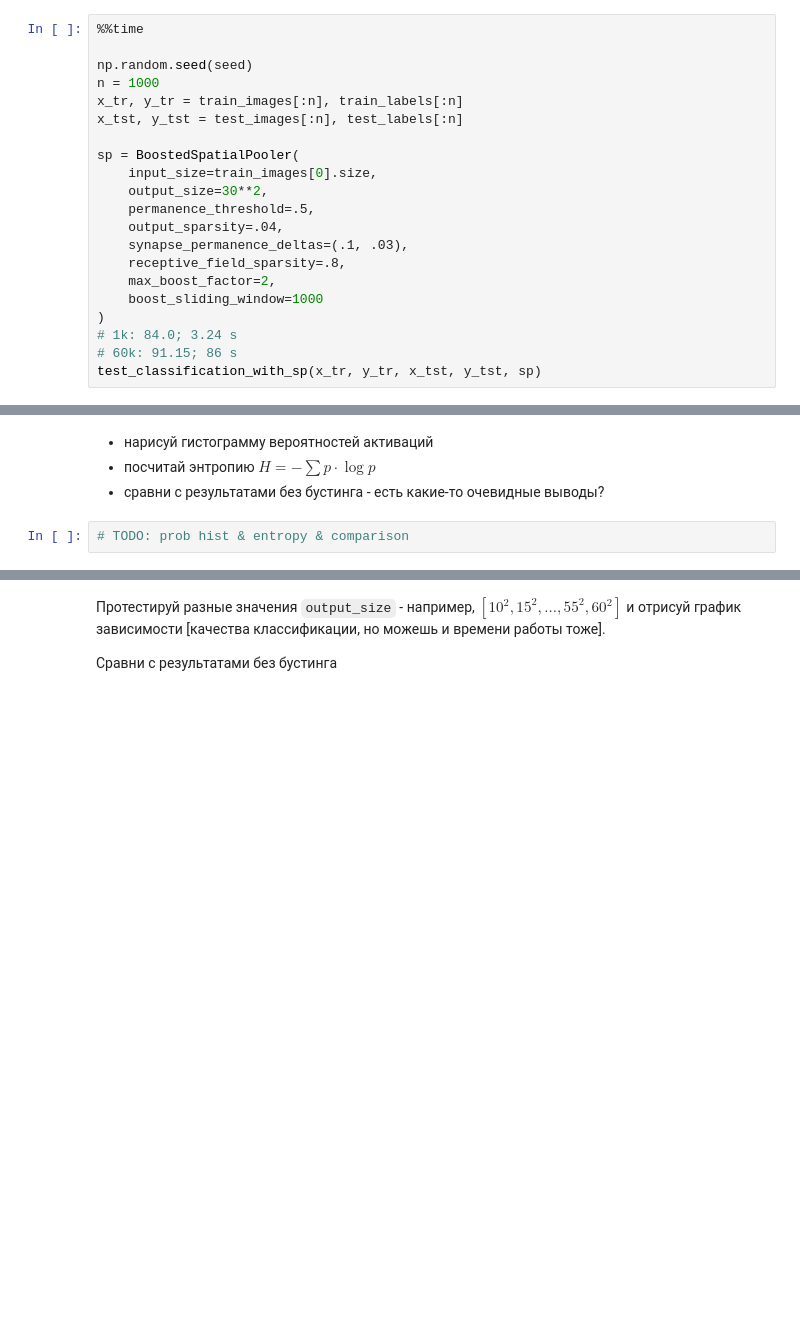
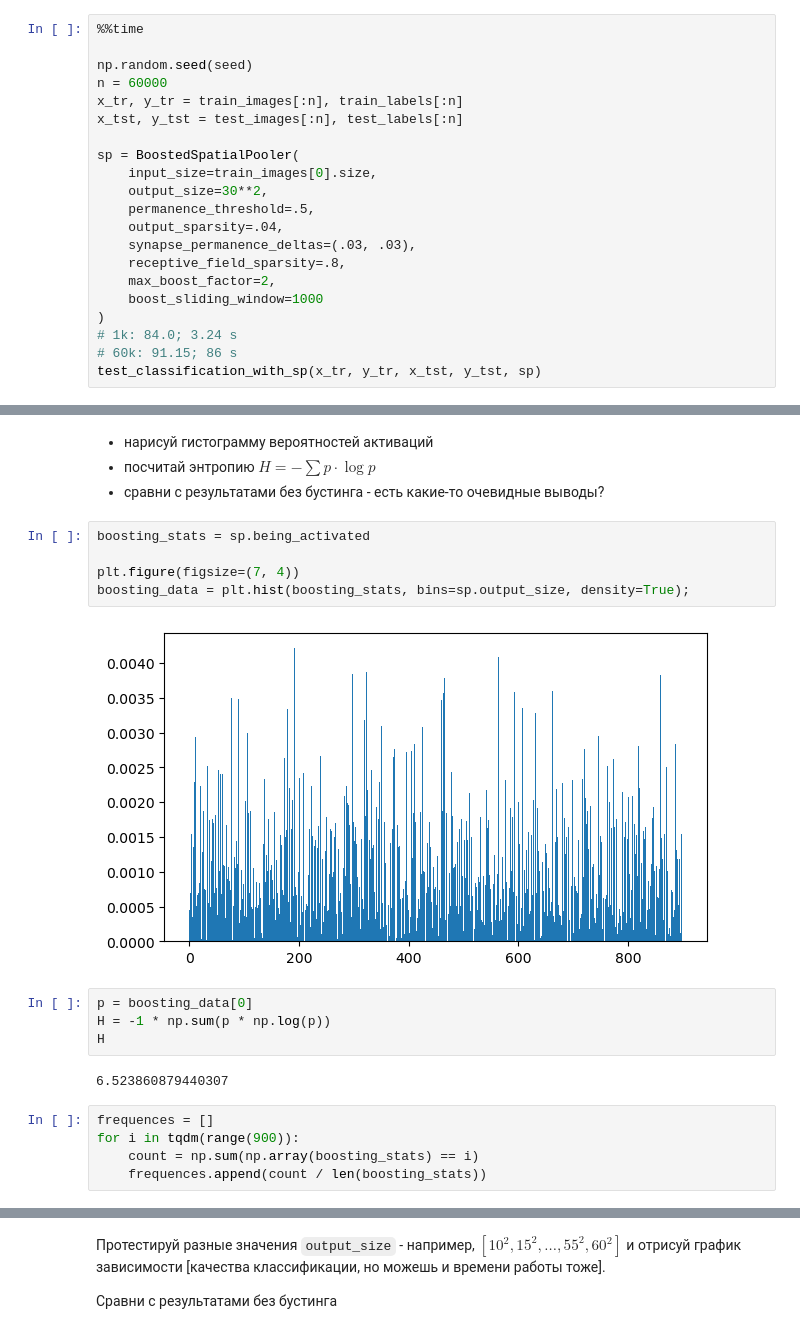
Before and after one commit to GurevichPE/cds_internship_tasks_sp, a Jupyter notebook: sp.ipynb, the cells around one changed output, grey strips where cells are left out. Cells and saved outputs as stored; diff of their text form; blank space fills up the shorter version.

```diff
--- a/sp.ipynb
+++ b/sp.ipynb
@@ -492,7 +649,7 @@ _Дальше все как и в пункте 05.1_
 %%time
 
 np.random.seed(seed)
-n = 1000
+n = 60000
 x_tr, y_tr = train_images[:n], train_labels[:n]
 x_tst, y_tst = test_images[:n], test_labels[:n]
 
@@ -501,7 +658,7 @@ sp = BoostedSpatialPooler(
     output_size=30**2,
     permanence_threshold=.5,
     output_sparsity=.04,
-    synapse_permanence_deltas=(.1, .03),
+    synapse_permanence_deltas=(.03, .03),
     receptive_field_sparsity=.8,
     max_boost_factor=2,
     boost_sliding_window=1000
@@ -513,5 +675,21 @@ test_classification_with_sp(x_tr, y_tr, x_tst, y_tst, sp)
 - нарисуй гистограмму вероятностей активаций
 - посчитай энтропию $H = -\sum p \cdot \log p$
 - сравни с результатами без бустинга - есть какие-то очевидные выводы?
-# %%
-# TODO: prob hist & entropy & comparison
+# %%
+boosting_stats = sp.being_activated
+
+plt.figure(figsize=(7, 4))
+boosting_data = plt.hist(boosting_stats, bins=sp.output_size, density=True);
+# %% [output]
+[figure, added]
+# %%
+p = boosting_data[0]
+H = -1 * np.sum(p * np.log(p))
+H
+# %% [output]
+6.523860879440307
+# %%
+frequences = []
+for i in tqdm(range(900)):
+    count = np.sum(np.array(boosting_stats) == i)
+    frequences.append(count / len(boosting_stats))
```
Also changed, not shown: parts of 27 cells of this notebook.
